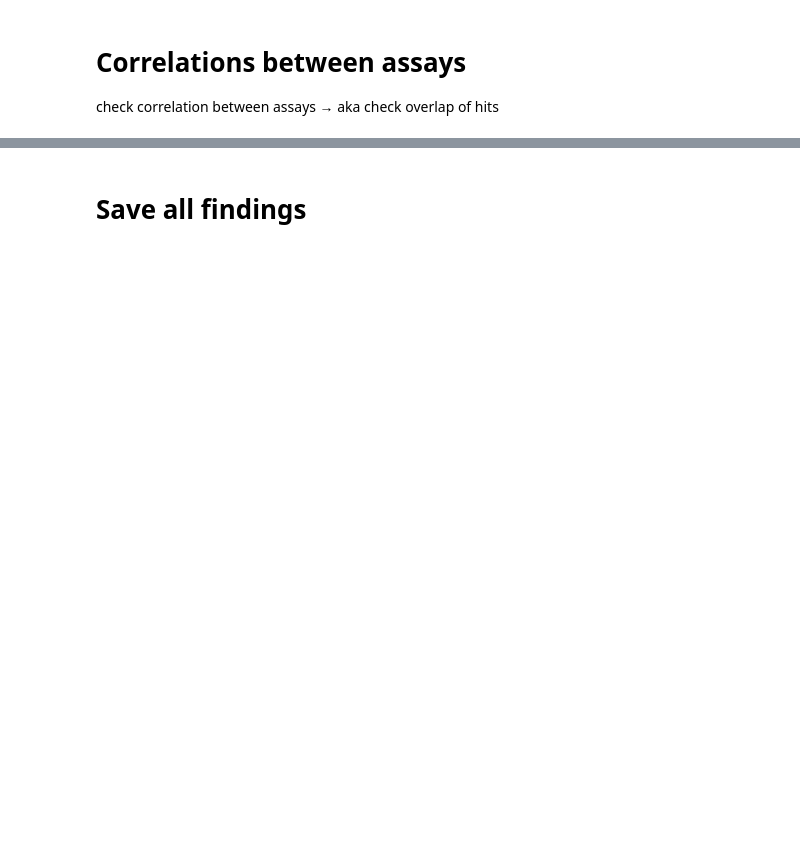
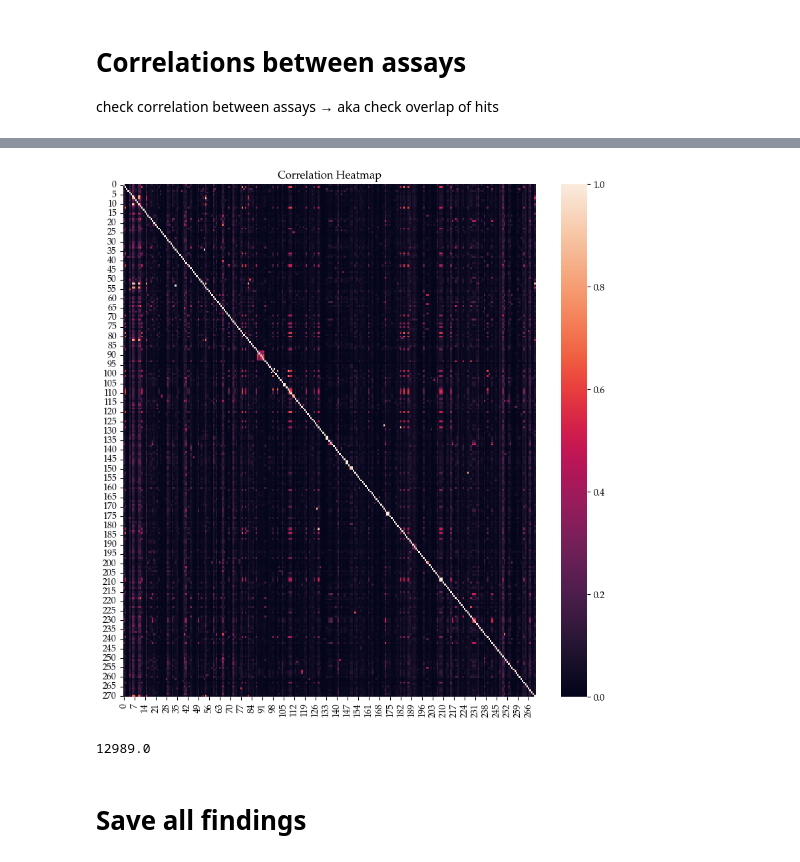
Before and after one commit to davidkubanek/Thesis, a Jupyter notebook: HTS_fingerprints.ipynb, the cells around one changed output, grey strips where cells are left out. Drawn from its saved outputs; the diff is of its cells as text; code cells hidden in the pictures; blank space fills up the shorter version.

```diff
--- a/HTS_fingerprints.ipynb
+++ b/HTS_fingerprints.ipynb
@@ -1652,3 +1654,8 @@ Compounds above outlier threshold: 1415
 # %% [markdown]
 # Correlations between assays
 check correlation between assays → aka check overlap of hits
+# %%
+# load filtered matrix
+matrix_df_binary = pd.read_csv(directory + '/final/activity_matrix_579_median_binary_at2.csv')
+print('Matrix shape: ', matrix_df_binary.shape)
+matrix_df_binary.head()
@@ -1655,3 +1671,28 @@ check correlation between assays → aka check overlap of hits
+# %%
+# for each assay, find the smiles that are active
+hits = {}
+for AID in matrix_df_binary.columns[1:]:
+    hits[AID] = set(matrix_df_binary['SMILES'][matrix_df_binary[AID]==1].values)
+# %%
+# create overlap matrix
+corr_matrix = np.zeros((len(hits), len(hits)))
+for i, AID_i in enumerate(hits.keys()):
+    for j, AID_j in enumerate(hits.keys()):
+        corr_matrix[i,j] = len(hits[AID_i].intersection(hits[AID_j]))/len(hits[AID_i])
+# %%
+# visualize corr_matrix as a heatmap
+import seaborn as sns
+
+plt.figure(figsize=(10,10))
+heatmap = sns.heatmap(corr_matrix)
+plt.title('Assay Correlation Heatmap')
+plt.show()
+# %% [output]
+[figure, added]
+# %%
+corr_matrix[1,1]
+# %% [output]
+12989.0
 # %% [markdown]
 # Save all findings
 # %%
```
Also changed, not shown: parts of 2 cells of this notebook.
